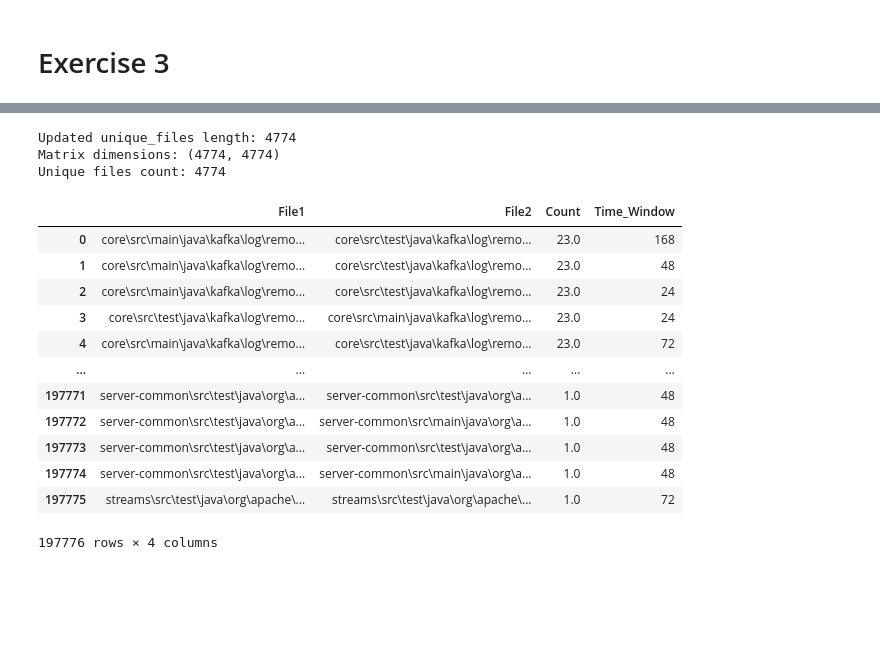
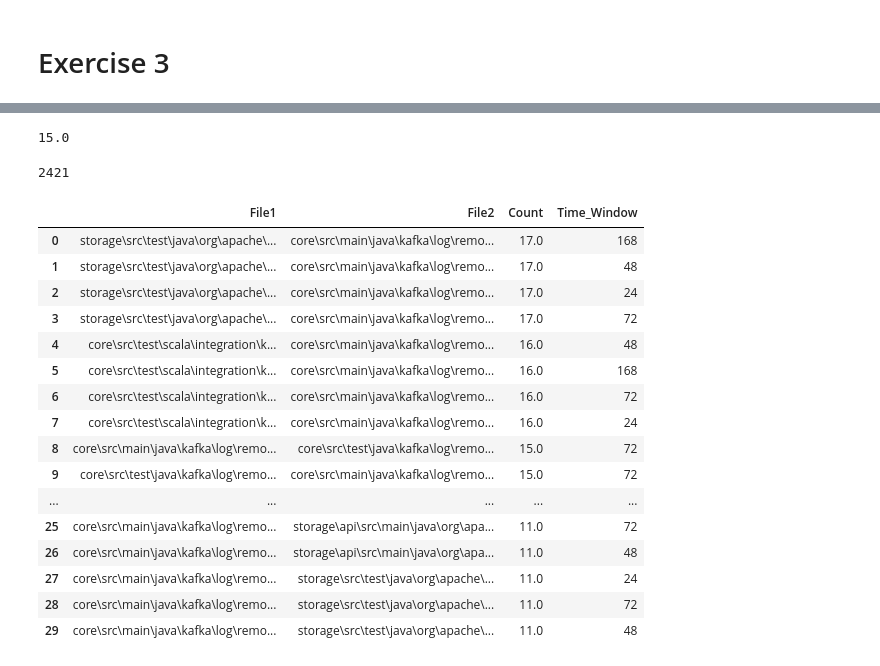
Before and after one commit to bauerDOTuzh/fss-se1, a Jupyter notebook: exercise3_DP.ipynb, the cells around one changed output, grey strips where cells are left out. Cells and saved outputs as stored; diff of their text form; code cells hidden in the pictures; blank space fills up the shorter version.

Commit message:
FIX: added iteration over all commits for one commit

```diff
--- a/exercise3_DP.ipynb
+++ b/exercise3_DP.ipynb
@@ -106,28 +119,8 @@ def add_file_to_matrices(file, file_index_map, matrices):
-# %%
-from datetime import timedelta
-
-def update_matrices(commit, matrices, file_index_map):
-    commit_time = commit.committer_date  # Adjusted to use your attribute
-
-    for file in commit.modified_files:
-        # Accessing filename correctly as per your example
-        filename = file.new_path if file.new_path else file.old_path
-        add_file_to_matrices(filename, file_index_map, matrices)
-
-    modified_file_indices = [file_index_map[file.new_path if file.new_path else file.old_path] for file in commit.modified_files]
-
-    for i in modified_file_indices:
-        for j in modified_file_indices:
-            if i != j:  # Skip incrementing for the same file
-                for window in time_windows:
-                    if commit_time - commit.committer_date <= timedelta(hours=window):
-                        matrices[window][i, j] += 1
 # %%
 i = 1
 all_commits = Repository(path_to_repo=repo_path,
                          only_modifications_with_file_types=['.java'],
-                         num_workers = 1,
-                         since=datetime(2023, 8, 9, 17, 59, 0)
+                         since=datetime(2023, 8, 20, 17, 59, 0)
                          ).traverse_commits()
 
 for commit in all_commits:
@@ -150,17 +143,14 @@ def matrices_to_dataframe(matrices, unique_files):
     return pd.concat(df_list, ignore_index=True)
 
 result_df = matrices_to_dataframe(matrices, unique_files)
-# %%
-# After adding a file in add_file_to_matrices
-print(f"Updated unique_files length: {len(unique_files)}")
-
-# Just before creating the DataFrame
-print(f"Matrix dimensions: {matrices[next(iter(matrices))].shape}")
-print(f"Unique files count: {len(unique_files)}")
-# %% [output]
-Updated unique_files length: 4774
-Matrix dimensions: (4774, 4774)
-Unique files count: 4774
+# %%
+matrices[24][1715,2421]
+# %% [output]
+15.0
+# %%
+file_index_map["core\\src\\test\\java\\kafka\\log\\remote\\RemoteLogManagerTest.java"]
+# %% [output]
+2421
 # %%
 # Example: Filter out pairs with zero counts
 result_df = result_df[result_df['Count'] > 0]
@@ -170,18 +160,24 @@ result_df = result_df.sort_values(by=['Count'], ascending=False).reset_index(dro
 # %%
 # make file 1 and file2 display the whole name
 pd.set_option('display.max_colwidth', None)
-result_df
+result_df.head(30)
+# filtered_df = result_df[result_df['File1'].str.contains('RemoteLogManager.java')]
+# filtered_df.head(30)
 # %% [output]
 |  | File1 | File2 | Count | Time_Window |
-| 0 | core\src\main\java\kafka\log\remo... | core\src\test\java\kafka\log\remo... | 23.0 | 168 |
-| 1 | core\src\main\java\kafka\log\remo... | core\src\test\java\kafka\log\remo... | 23.0 | 48 |
-| 2 | core\src\main\java\kafka\log\remo... | core\src\test\java\kafka\log\remo... | 23.0 | 24 |
-| 3 | core\src\test\java\kafka\log\remo... | core\src\main\java\kafka\log\remo... | 23.0 | 24 |
-| 4 | core\src\main\java\kafka\log\remo... | core\src\test\java\kafka\log\remo... | 23.0 | 72 |
+| 0 | storage\src\test\java\org\apache\... | core\src\main\java\kafka\log\remo... | 17.0 | 168 |
+| 1 | storage\src\test\java\org\apache\... | core\src\main\java\kafka\log\remo... | 17.0 | 48 |
+| 2 | storage\src\test\java\org\apache\... | core\src\main\java\kafka\log\remo... | 17.0 | 24 |
+| 3 | storage\src\test\java\org\apache\... | core\src\main\java\kafka\log\remo... | 17.0 | 72 |
+| 4 | core\src\test\scala\integration\k... | core\src\main\java\kafka\log\remo... | 16.0 | 48 |
+| 5 | core\src\test\scala\integration\k... | core\src\main\java\kafka\log\remo... | 16.0 | 168 |
+| 6 | core\src\test\scala\integration\k... | core\src\main\java\kafka\log\remo... | 16.0 | 72 |
+| 7 | core\src\test\scala\integration\k... | core\src\main\java\kafka\log\remo... | 16.0 | 24 |
+| 8 | core\src\main\java\kafka\log\remo... | core\src\test\java\kafka\log\remo... | 15.0 | 72 |
+| 9 | core\src\test\java\kafka\log\remo... | core\src\main\java\kafka\log\remo... | 15.0 | 72 |
 | ... | ... | ... | ... | ... |
-| 197771 | server-common\src\test\java\org\a... | server-common\src\test\java\org\a... | 1.0 | 48 |
-| 197772 | server-common\src\test\java\org\a... | server-common\src\main\java\org\a... | 1.0 | 48 |
-| 197773 | server-common\src\test\java\org\a... | server-common\src\test\java\org\a... | 1.0 | 48 |
-| 197774 | server-common\src\test\java\org\a... | server-common\src\main\java\org\a... | 1.0 | 48 |
-| 197775 | streams\src\test\java\org\apache\... | streams\src\test\java\org\apache\... | 1.0 | 72 |
+| 25 | core\src\main\java\kafka\log\remo... | storage\api\src\main\java\org\apa... | 11.0 | 72 |
+| 26 | core\src\main\java\kafka\log\remo... | storage\api\src\main\java\org\apa... | 11.0 | 48 |
+| 27 | core\src\main\java\kafka\log\remo... | storage\src\test\java\org\apache\... | 11.0 | 24 |
+| 28 | core\src\main\java\kafka\log\remo... | storage\src\test\java\org\apache\... | 11.0 | 72 |
+| 29 | core\src\main\java\kafka\log\remo... | storage\src\test\java\org\apache\... | 11.0 | 48 |
-197776 rows × 4 columns
```
Also changed, not shown: parts of 7 cells of this notebook, 1 other file.
